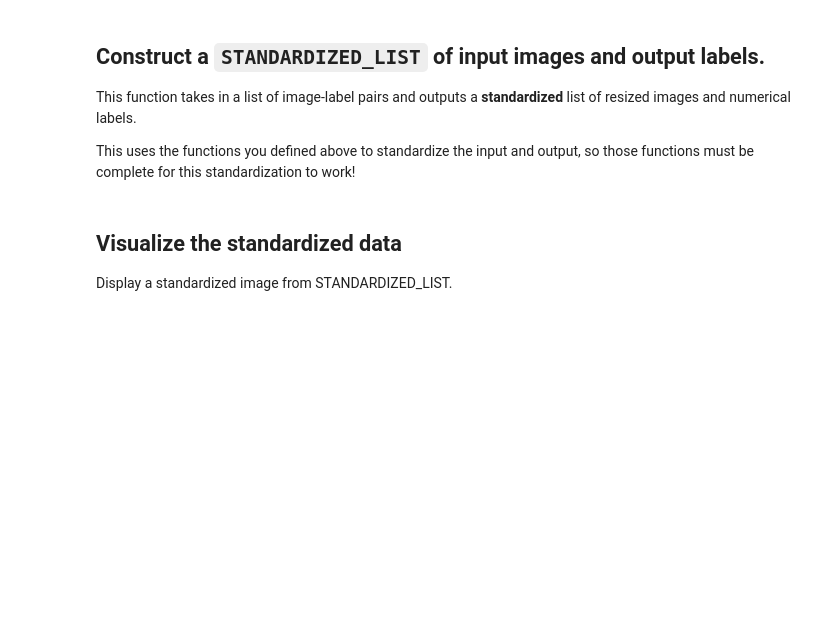
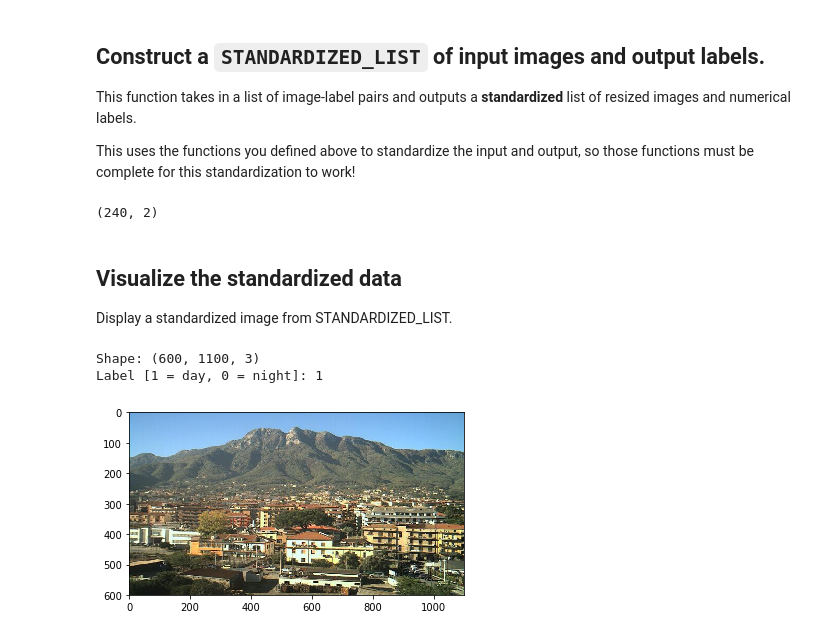
Before and after one commit to davidoort/CVND_Exercises, a Jupyter notebook: 1_1_Image_Representation/6_2. Standardizing the Data.ipynb, the cells around one changed output. Drawn from its saved outputs; the diff is of its cells as text; code cells hidden in the pictures; blank space fills up the shorter version.

Commit message:
image representation complete

```diff
--- a/1_1_Image_Representation/6_2. Standardizing the Data.ipynb
+++ b/1_1_Image_Representation/6_2. Standardizing the Data.ipynb
@@ -87,7 +87,7 @@ It's important to make all your images the same size so that they can be sent th
 def standardize_input(image):
 
     ## TODO: Resize image so that all "standard" images are the same size 600x1100 (hxw)
-    standard_im = np.resize(image, (600, 1100, 3))
+    standard_im = cv2.resize(image, (1100, 600))
 
     return standard_im
 # %% [markdown]
@@ -111,7 +111,7 @@ This function takes in a list of image-label pairs and outputs a **standardized*
 
 This uses the functions you defined above to standardize the input and output, so those functions must be complete for this standardization to work!
 # %%
-# image_list has the same type as
+# image_list has the same type as IMAGE_LIST
 def standardize(image_list):
 
     # Empty image data array
@@ -135,6 +135,9 @@ def standardize(image_list):
 
 # Standardize all training images
 STANDARDIZED_LIST = standardize(IMAGE_LIST)
+print(np.array(STANDARDIZED_LIST).shape)
+# %% [output]
+(240, 2)
 # %% [markdown]
 ## Visualize the standardized data
 
@@ -142,13 +145,17 @@ Display a standardized image from STANDARDIZED_LIST.
 # %%
 # Display a standardized image and its label
 
 # Select an image by index
-image_num = 0
+image_num = 2
 selected_image = STANDARDIZED_LIST[image_num][0]
 selected_label = STANDARDIZED_LIST[image_num][1]
 
 # Display image and data about it
 ## TODO: Make sure the images have numerical labels and are of the same size
 plt.imshow(selected_image)
 print("Shape: "+str(selected_image.shape))
 print("Label [1 = day, 0 = night]: " + str(selected_label))
+# %% [output]
+Shape: (600, 1100, 3)
+Label [1 = day, 0 = night]: 1
+[figure, added]
```
Also changed, not shown: 3 other files.
